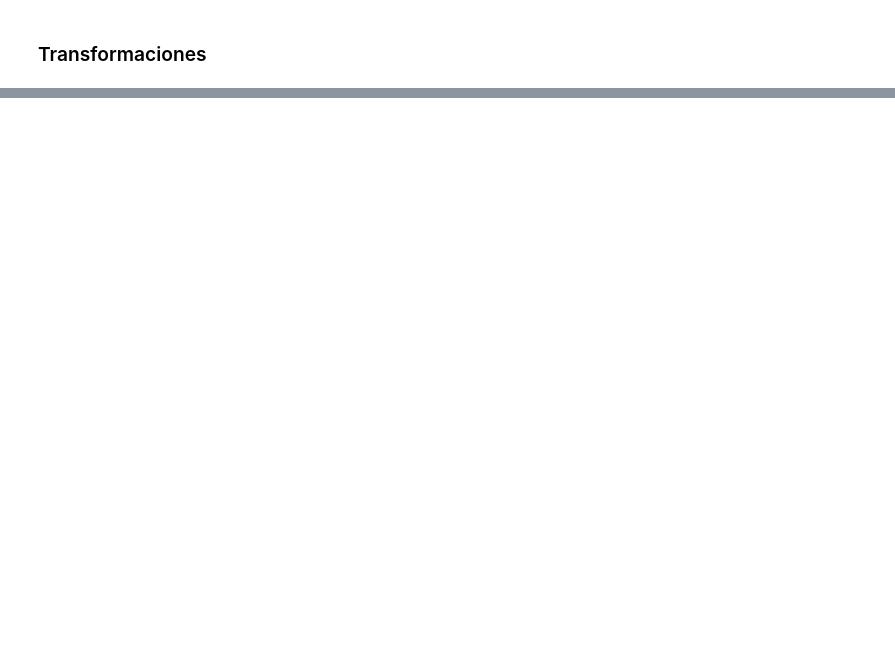
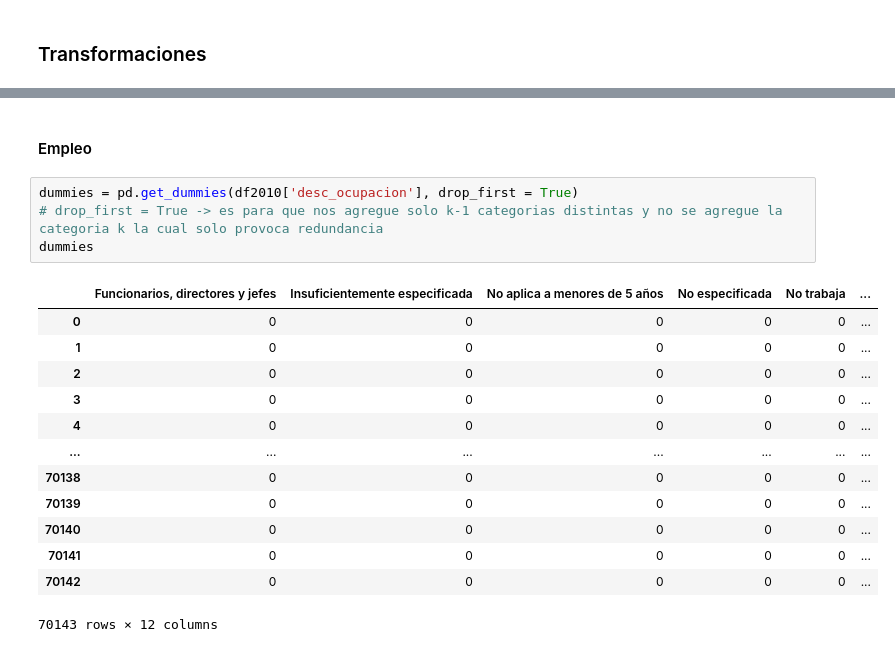
Before and after one commit to aledelorbe/pt2Codigos, a Jupyter notebook: SegundasActividades/Algoritmos.ipynb, the cells around one changed output, grey strips where cells are left out. Saved outputs shown, nothing was run; the diff lists cells and outputs as text; blank space fills up the shorter version.

```diff
--- a/SegundasActividades/Algoritmos.ipynb
+++ b/SegundasActividades/Algoritmos.ipynb
@@ -149,0 +99,20 @@ df2010 = df2010.astype(np.float64)
+# %% [markdown]
+#### Empleo
+# %%
+dummies = pd.get_dummies(df2010['desc_ocupacion'], drop_first = True)
+# drop_first = True -> es para que nos agregue solo k-1 categorias distintas y no se agregue la categoria k la cual solo provoca redundancia
+dummies
+# %% [output]
+|  | Funcionarios, directores y jefes | Insuficientemente especificada | No aplica a menores de 5 años | No especificada | No trabaja | ... |
+| 0 | 0 | 0 | 0 | 0 | 0 | ... |
+| 1 | 0 | 0 | 0 | 0 | 0 | ... |
+| 2 | 0 | 0 | 0 | 0 | 0 | ... |
+| 3 | 0 | 0 | 0 | 0 | 0 | ... |
+| 4 | 0 | 0 | 0 | 0 | 0 | ... |
+| ... | ... | ... | ... | ... | ... | ... |
+| 70138 | 0 | 0 | 0 | 0 | 0 | ... |
+| 70139 | 0 | 0 | 0 | 0 | 0 | ... |
+| 70140 | 0 | 0 | 0 | 0 | 0 | ... |
+| 70141 | 0 | 0 | 0 | 0 | 0 | ... |
+| 70142 | 0 | 0 | 0 | 0 | 0 | ... |
+70143 rows × 12 columns
```
Also changed, not shown: parts of 18 cells of this notebook.
